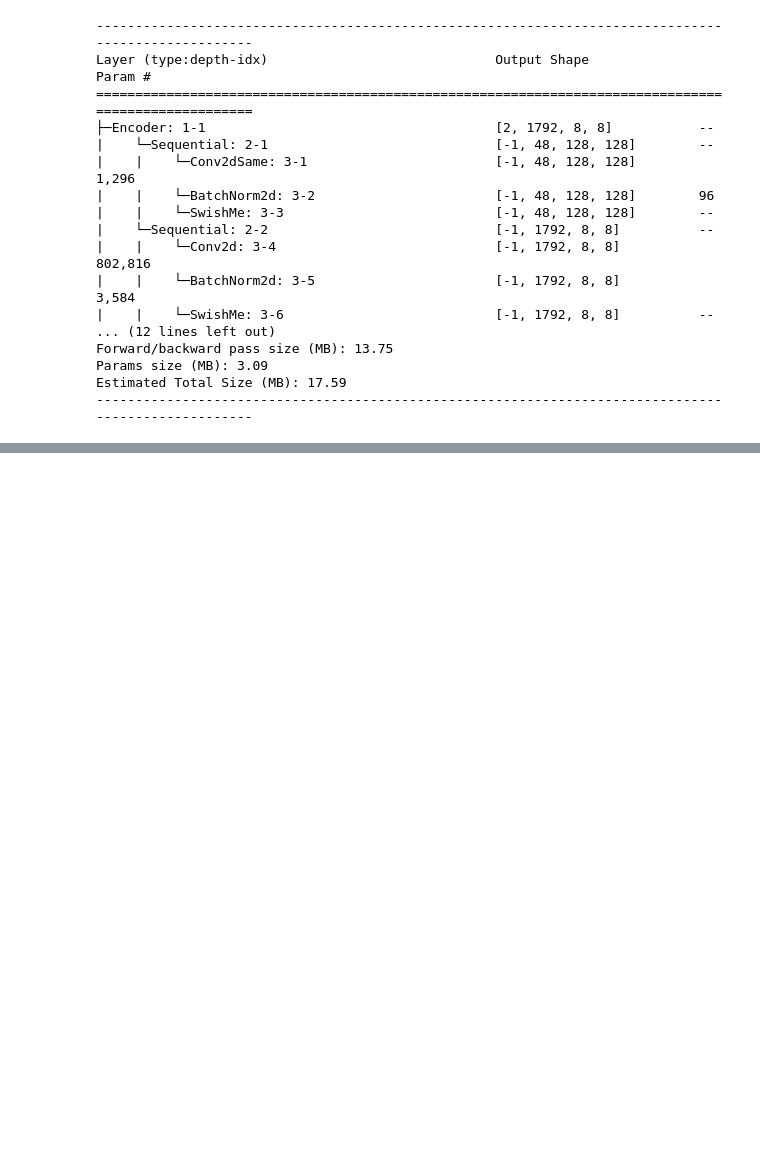
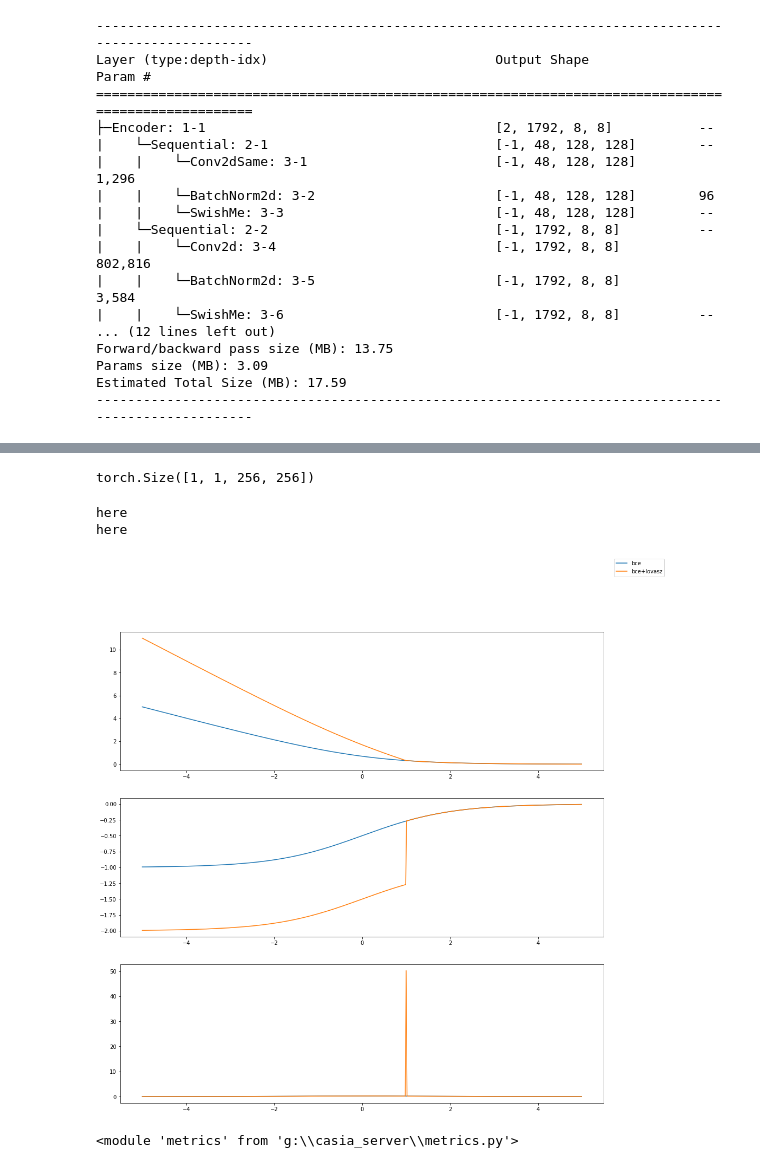
Before and after one commit to sowmen/imanip_main, a Jupyter notebook: scratchpad.ipynb, the cells around one changed output, grey strips where cells are left out. Cells and saved outputs as stored; diff of their text form; code cells hidden in the pictures; blank space fills up the shorter version.

```diff
--- a/scratchpad.ipynb
+++ b/scratchpad.ipynb
@@ -305,0 +317,66 @@ Estimated Total Size (MB): 17.59
+# %%
+out = model(torch.randn((1,3,256,256)))
+print(out.size())
+# %% [output]
+torch.Size([1, 1, 256, 256])
+# %%
+from torch.nn import BCEWithLogitsLoss
+
+from pytorch_toolbelt import losses as L
+import numpy as np
+import torch
+import matplotlib.pyplot as plt
+
+
+losses = {
+    "bce": BCEWithLogitsLoss(),
+    # "focal": L.BinaryFocalLoss(),
+    # "jaccard": L.BinaryJaccardLoss(),
+    # "jaccard_log": L.BinaryJaccardLogLoss(),
+    # "dice": L.BinaryDiceLoss(),
+    # "dice_log": L.BinaryDiceLogLoss(),
+    # "sdice": L.BinarySymmetricDiceLoss(),
+    # "sdice_log": L.BinarySymmetricDiceLoss(log_loss=True),
+    "bce+lovasz": L.JointLoss(BCEWithLogitsLoss(), L.BinaryLovaszLoss()),
+    # "lovasz": L.BinaryLovaszLoss(),
+    # "bce+jaccard": L.JointLoss(BCEWithLogitsLoss(),
+    #                            L.BinaryJaccardLoss(), 1, 0.5),
+    # "bce+log_jaccard": L.JointLoss(BCEWithLogitsLoss(),
+    #                            L.BinaryJaccardLogLoss(), 1, 0.5),
+    # "bce+log_dice": L.JointLoss(BCEWithLogitsLoss(),
+    #                                L.BinaryDiceLogLoss(), 1, 0.5)
+    # "reduced_focal": L.BinaryFocalLoss(reduced=True)
+}
+
+dx = 0.01
+x_vec = torch.arange(-5, 5, dx).view(-1, 1).expand((-1, 100))
+
+f, ax = plt.subplots(3, figsize=(16, 16))
+
+for name, loss in losses.items():
+    print('here')
+    x_arr = []
+    y_arr = []
+    target = torch.tensor(1.0).view(1).expand((100))
+
+    for x in x_vec:
+        y = loss(x, target).item()
+
+        x_arr.append(float(x[0]))
+        y_arr.append(float(y))
+
+    ax[0].plot(x_arr, y_arr, label=name)
+    ax[1].plot(x_arr, np.gradient(y_arr, dx))
+    ax[2].plot(x_arr, np.gradient(np.gradient(y_arr, dx), dx))
+
+f.legend()
+f.show()
+# %% [output]
+here
+here
+[figure, added]
+# %%
+import metrics
+reload(metrics)
+# %% [output]
+<module 'metrics' from 'g:\\casia_server\\metrics.py'>
```
Also changed, not shown: parts of 12 cells of this notebook, 14 other files.
